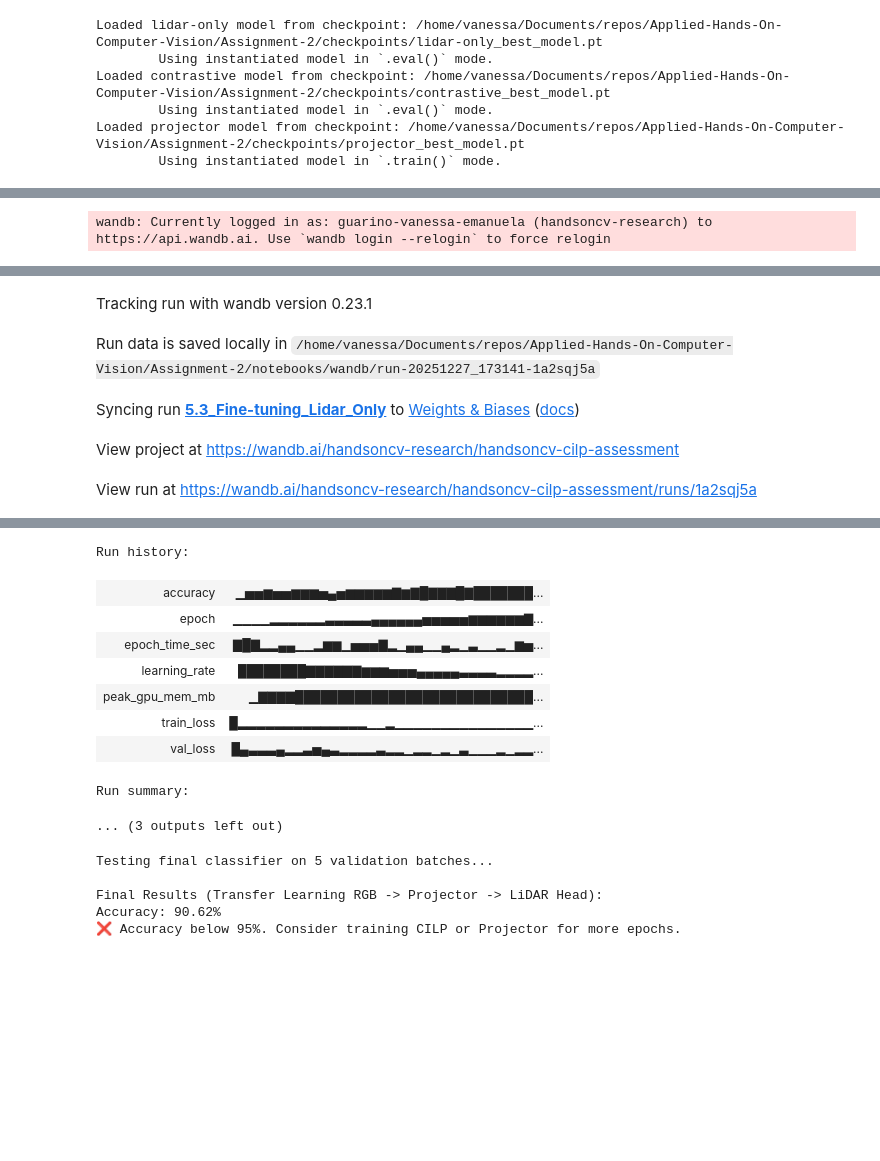
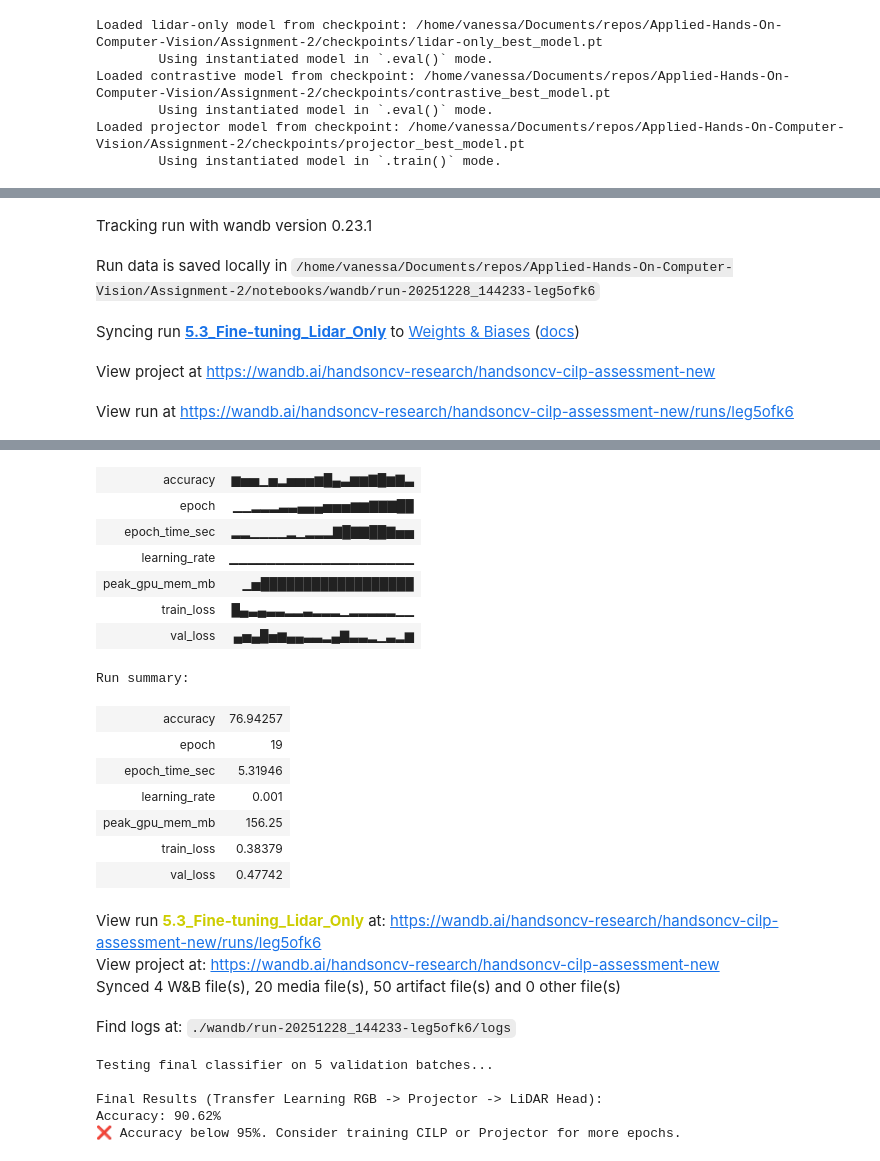
Before and after one commit to Guarinov/applied-hands-on-computer-vision, a Jupyter notebook: Assignment-2/notebooks/04_final_assessment.ipynb, the cells around one changed output, grey strips where cells are left out. Drawn from its saved outputs; the diff is of its cells as text; code cells hidden in the pictures; blank space fills up the shorter version.

```diff
--- a/Assignment-2/notebooks/04_final_assessment.ipynb
+++ b/Assignment-2/notebooks/04_final_assessment.ipynb
@@ -1,5 +1,5 @@
 # %%
-%load_ext autoreload
+%reload_ext autoreload
 %autoreload 2
 
 import wandb
@@ -7,24 +7,28 @@ import os
 os.environ["CUDA_VISIBLE_DEVICES"] = "0"
 
 import json
+import torch.nn as nn
 import torch
 print(f"Using GPU: {torch.cuda.get_device_name(0)}")
 
 import pandas as pd
 
 from handsoncv.datasets import CILPFusionDataset
-from handsoncv.models import LidarClassifier, CILPModel, CrossModalProjector, RGB2LiDARClassifier
+from handsoncv.models import LidarClassifier, CILPModel, CrossModalProjector, RGB2LiDARClassifier, EfficientCILPModel
 from handsoncv.training import train_fusion_cilp_model, search_checkpoint_model
 from torchvision import transforms
 from torch.utils.data import DataLoader
 
 NOTEBOOK_DIR = os.getcwd()
 PROJECT_ROOT = os.path.abspath(os.path.join(NOTEBOOK_DIR, "..", ".."))
+DEVICE = "cuda" if torch.cuda.is_available() else "cpu"
+print(DEVICE)
 
 ROOT_PATH = os.path.join(PROJECT_ROOT, "Assignment-2")
 CHECKPOINTS_DIR = os.path.join(ROOT_PATH, "checkpoints")
 ROOT_DATA = "~/Documents/repos/BuildingAIAgentsWithMultimodalModels/data/assessment/"
 IMG_SIZE = 64
 BATCH_SIZE = 32
+VALID_BATCH_SIZE = 32
 # %% [output]
 Using GPU: NVIDIA GeForce RTX 3090
@@ -374,9 +455,9 @@ Run summary:
 # %% [markdown]
 ### Step 5.3 Final Classifier Fine-Tuning
 # %%
-new_lidar_model = LidarClassifier(emb_dim_interm=INTERM_FUSION_EMB_DIM).to("cuda")
-new_cilp_model = CILPModel(emb_dim_interm=INTERM_FUSION_EMB_DIM, emb_dim_late=INTERM_FUSION_EMB_DIM).to("cuda")
-new_projector = CrossModalProjector(rgb_dim=INTERM_FUSION_EMB_DIM, lidar_dim=INTERM_FUSION_EMB_DIM * 8 * 8).to("cuda")
+new_lidar_model = LidarClassifier(emb_dim_interm=INTERM_FUSION_EMB_DIM, num_classes=1).to("cuda")
+new_cilp_model = EfficientCILPModel(emb_dim_interm=INTERM_FUSION_EMB_DIM, emb_dim_late=INTERM_FUSION_EMB_DIM).to("cuda") #CILPModel
+new_projector = CrossModalProjector(rgb_dim=INTERM_FUSION_EMB_DIM, lidar_dim=INTERM_FUSION_EMB_DIM * 4 * 4).to("cuda")
 
 lidar_model = search_checkpoint_model(CHECKPOINTS_DIR, instantiated_model= new_lidar_model, task_mode="lidar-only")
 cilp_model = search_checkpoint_model(CHECKPOINTS_DIR, instantiated_model= new_cilp_model,task_mode="contrastive")
@@ -391,11 +543,11 @@ Loaded projector model from checkpoint: /home/vanessa/Documents/repos/Applied-Ha
 # %%
 # Configuration to fufill logging requirement
 # Choices based upon Nvidia 05_Assessment CILP training scheme
-EPOCHS = 50
-LEARNING_RATE = 1e-2
+EPOCHS = 20
+LEARNING_RATE = 1e-3 #5e-4
 
 run = wandb.init(
-    project="handsoncv-cilp-assessment",
+    project="handsoncv-cilp-assessment-new",
     name="5.3_Fine-tuning_Lidar_Only",
     config={
         "architecture": "RGB2LiDARClassifier",
@@ -406,10 +558,10 @@ run = wandb.init(
 )
 
 # Lidar intermediate flat dimension: 200 * 8 * 8 = 12800
-final_cilp_classifier = RGB2LiDARClassifier(rgb_enc=cilp_model.img_embedder, projector=projector, lidar_classifier=lidar_model).to("cuda")
+# final_cilp_classifier = RGB2LiDARClassifier(rgb_enc=cilp_model.img_embedder, projector=projector, lidar_classifier=lidar_model).to("cuda")
 
 optimizer = torch.optim.Adam(final_cilp_classifier.parameters(), lr=LEARNING_RATE)
-scheduler = torch.optim.lr_scheduler.CosineAnnealingLR(optimizer, T_max=EPOCHS)
+# scheduler = torch.optim.lr_scheduler.CosineAnnealingLR(optimizer, T_max=EPOCHS)
 
 metrics_proj = train_fusion_cilp_model(
     final_cilp_classifier,
@@ -420,7 +572,7 @@ metrics_proj = train_fusion_cilp_model(
     device="cuda",
     epochs=EPOCHS,
     task_mode="fine-tuning",
-    scheduler=scheduler,
+    # scheduler=scheduler,
 )
 
 # TASK 5.3 CHECK REQUIREMENT:
@@ -430,10 +582,9 @@ if metrics_proj['accuracy']/100 > check_value:
 
 wandb.finish()
 # %% [output]
-wandb: Currently logged in as: guarino-vanessa-emanuela (handsoncv-research) to https://api.wandb.ai. Use `wandb login --relogin` to force relogin
 [interactive output not drawn]
 Tracking run with wandb version 0.23.1
-Run data is saved locally in /home/vanessa/Documents/repos/Applied-Hands-On-Computer-Vision/Assignment-2/notebooks/wandb/run-20251227_173141-1a2sqj5a
+Run data is saved locally in /home/vanessa/Documents/repos/Applied-Hands-On-Computer-Vision/Assignment-2/notebooks/wandb/run-20251228_144233-leg5ofk6
 Syncing run 5.3_Fine-tuning_Lidar_Only to Weights & Biases (docs)
-View project at https://wandb.ai/handsoncv-research/handsoncv-cilp-assessment
+View project at https://wandb.ai/handsoncv-research/handsoncv-cilp-assessment-new
-View run at https://wandb.ai/handsoncv-research/handsoncv-cilp-assessment/runs/1a2sqj5a
+View run at https://wandb.ai/handsoncv-research/handsoncv-cilp-assessment-new/runs/leg5ofk6
@@ -458,13 +610,22 @@ Epoch 49: Val Loss: 0.2824, Acc: 92.15% | Mem: 1167.1MB
+| accuracy | ▆▅▅▁▅▂▅▅▅▆█▄▃▆▆▇█▆▇▃ |
+| epoch | ▁▁▂▂▂▃▃▄▄▄▅▅▅▆▆▇▇▇██ |
+| epoch_time_sec | ▂▂▁▁▁▁▂▁▂▂▂▇█▇▇██▇▅▅ |
+| learning_rate | ▁▁▁▁▁▁▁▁▁▁▁▁▁▁▁▁▁▁▁▁ |
+| peak_gpu_mem_mb | ▁▅██████████████████ |
+| train_loss | █▄▃▄▃▃▂▂▃▂▂▂▁▂▂▂▂▂▁▁ |
+| val_loss | ▄▅▄█▅▆▄▄▃▃▂▄▇▃▃▂▁▃▂▆ |
-Run history:
+Run summary:
-| accuracy | ▁▅▅▆▅▅▆▆▆▅▄▅▆▆▆▆▆▇▆▇█▇▇▇█▇███████... |
-| epoch | ▁▁▁▁▂▂▂▂▂▂▃▃▃▃▃▄▄▄▄▄▄▅▅▅▅▅▆▆▆▆▆▆▇... |
-| epoch_time_sec | ▇█▇▂▂▄▄▁▁▂▆▆▁▅▅▅▇▂▁▄▄▁▁▄▂▁▃▁▁▂▁▆▅... |
-| learning_rate | ████████▇▇▇▇▇▇▆▆▆▅▅▅▄▄▄▄▄▃▃▃▃▂▂▂▂... |
-| peak_gpu_mem_mb | ▁▇▇▇▇████████████████████████████... |
-| train_loss | █▂▂▂▂▂▂▂▂▂▂▂▂▂▂▁▁▂▁▁▁▁▁▁▁▁▁▁▁▁▁▁▁... |
-| val_loss | █▄▃▃▃▄▂▂▃▅▄▃▂▂▂▂▃▂▂▁▂▂▁▂▁▃▁▁▁▂▁▂▂... |
-Run summary:
-... (3 outputs left out)
+| accuracy | 76.94257 |
+| epoch | 19 |
+| epoch_time_sec | 5.31946 |
+| learning_rate | 0.001 |
+| peak_gpu_mem_mb | 156.25 |
+| train_loss | 0.38379 |
+| val_loss | 0.47742 |
+View run 5.3_Fine-tuning_Lidar_Only at: https://wandb.ai/handsoncv-research/handsoncv-cilp-assessment-new/runs/leg5ofk6
+View project at: https://wandb.ai/handsoncv-research/handsoncv-cilp-assessment-new
+Synced 4 W&B file(s), 20 media file(s), 50 artifact file(s) and 0 other file(s)
+Find logs at: ./wandb/run-20251228_144233-leg5ofk6/logs
 # %%
 # Assemble the final model
 # We take the frozen RGB encoder from CILP, the trained Projector, and the trained Lidar classifier head
```
Also changed, not shown: parts of 15 cells of this notebook, 2 other files.
